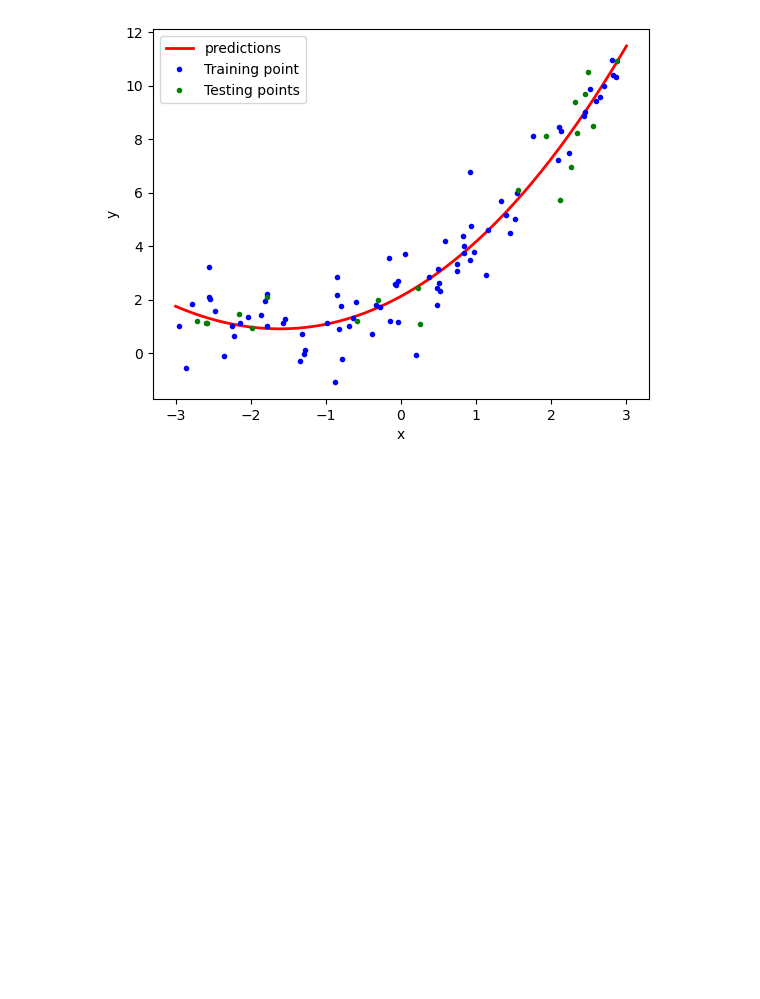
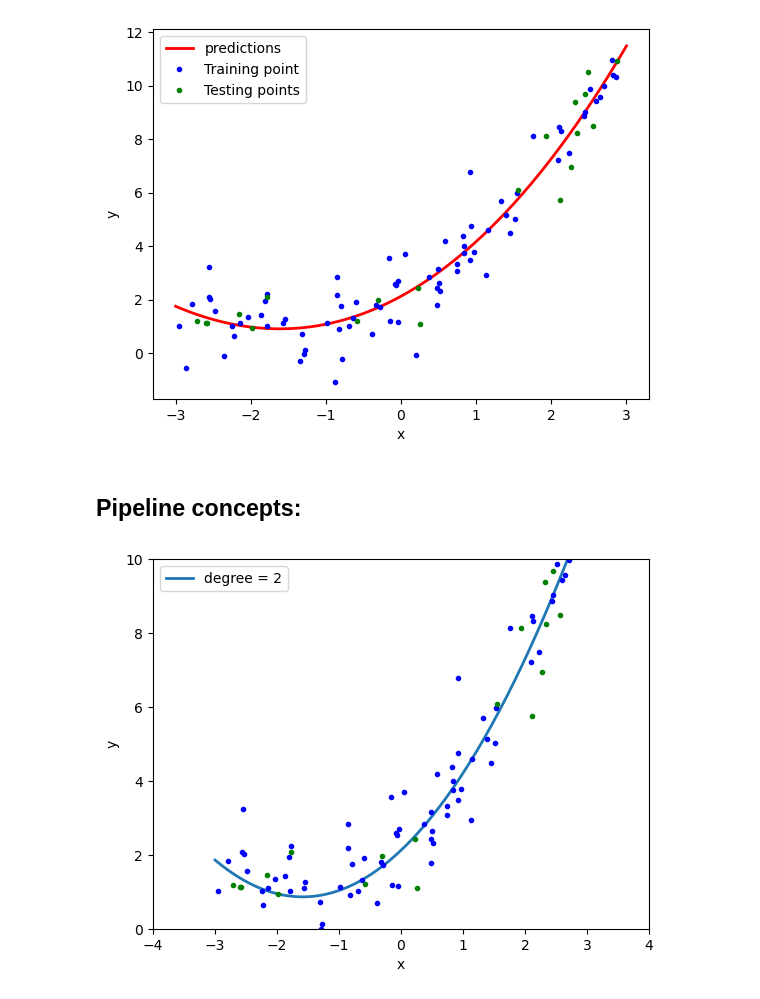
Before and after one commit to pradeepoffl/python, a Jupyter notebook: 20-ML-Linear_Regression/20.3-Polynomial_Regression_Imp.ipynb, the cells around one changed output. Cells and saved outputs as stored; diff of their text form; code cells hidden in the pictures; blank space fills up the shorter version.

```diff
--- a/20-ML-Linear_Regression/20.3-Polynomial_Regression_Imp.ipynb
+++ b/20-ML-Linear_Regression/20.3-Polynomial_Regression_Imp.ipynb
@@ -184,3 +184,5 @@ plt.legend()
 plt.show()
 # %% [output]
 [figure]
+# %% [markdown]
+## Pipeline concepts:
@@ -186,0 +191,24 @@ plt.show()
+# %%
+def polynomial_regression(degree):
+    x_new = np.linspace(-3,3,200).reshape(200,1)
+    x_new_poly = poly.transform(x_new)
+    poly_features = PolynomialFeatures(degree=degree, include_bias=True)
+    lin_reg = LinearRegression()
+    poly_regression = Pipeline([("poly_features", poly_features), ("lin_reg", lin_reg)])
+    poly_regression.fit(x_train, y_train)
+    y_pred_new = poly_regression.predict(x_new)
+
+    ## Plotting prediction line
+
+    plt.plot(x_new, y_pred_new, label="degree = " + str(degree), linewidth=2)
+    plt.plot(x_train, y_train, "b.", linewidth=3)
+    plt.plot(x_test, y_test, "g.", linewidth=3)
+    plt.legend(loc="upper left")
+    plt.xlabel("x")
+    plt.ylabel("y")
+    plt.axis([-4, 4, 0, 10])
+    plt.show()
+# %%
+polynomial_regression(2)
+# %% [output]
+[figure, added]
```
Also changed, not shown: parts of 2 cells of this notebook.
